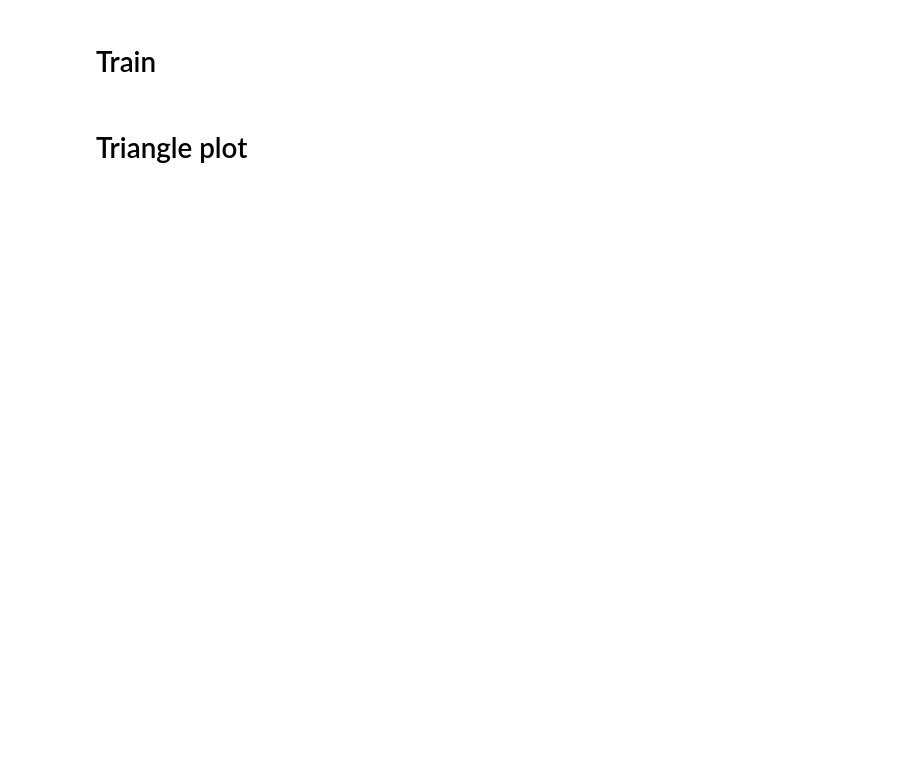
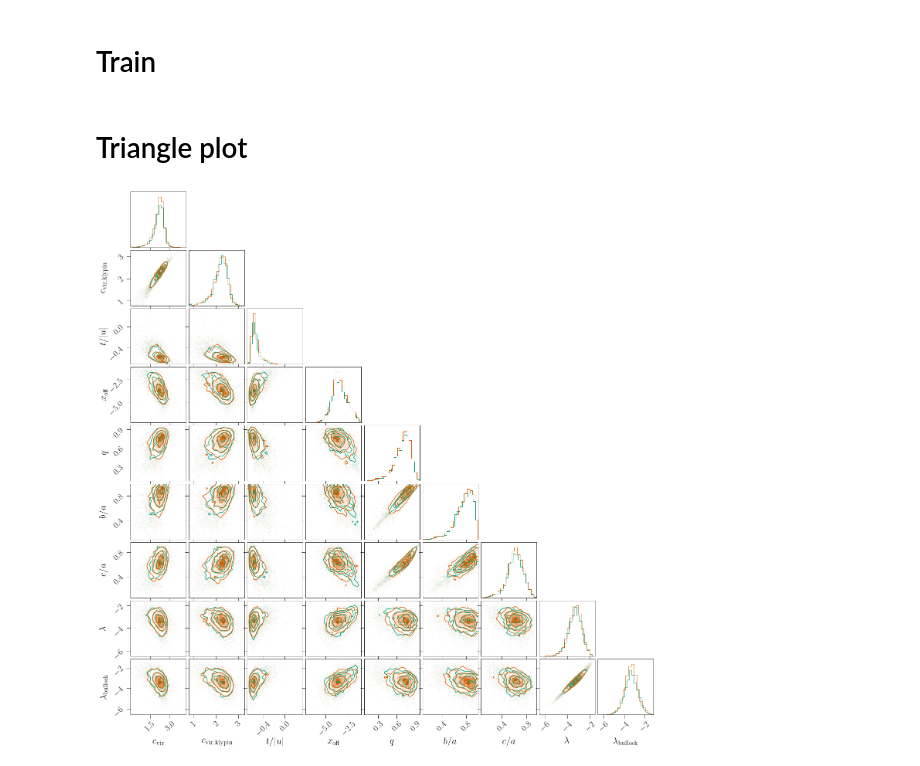
Before and after one commit to ismael-mendoza/nbody-relaxed, a Jupyter notebook: notebooks/plots/triangle.ipynb, the cells around one changed output. Drawn from its saved outputs; the diff is of its cells as text; code cells hidden in the pictures; blank space fills up the shorter version.

```diff
--- a/notebooks/plots/triangle.ipynb
+++ b/notebooks/plots/triangle.ipynb
@@ -164,2 +48,30 @@ joint_models = training_suite(data)
+# %%
+# joint models
+opcam_dict = {
+'cvir': {'mbin': 0.5, 'order': -1},
+'cvir_klypin': {'mbin': 0.397, 'order': -1},
+'t/|u|': {'mbin': 0.67, 'order': +1},
+'x0': {'mbin': 0.738, 'order': +1},
+'q': {'mbin': 0.67, 'order': -1},
+'b_to_a': {'mbin': 0.673, 'order': -1},
+'c_to_a': {'mbin': 0.644, 'order': -1},
+'spin': {'mbin': 0.54, 'order': +1},
+'spin_bullock': {'mbin': 0.54, 'order': +1},
+ }
+
+data ={
+    'multicam': {
+        'xy': datasets['all']['train'], 'n_features': 100, 'n_targets': len(params), 'model': 'gaussian',
+        'kwargs': {'to_marginal_normal':True , 'use_multicam': True},
+    },
+    'optcam': {
+        'xy': datasets['all']['train'], 'n_features': 100, 'n_targets': len(params),
+        'model': 'mixed_cam', 'kwargs':{'mass_bins':mass_bins,
+                                        'opt_mbins':[opcam_dict[param]['mbin'] for param in params],
+                                        'cam_orders':[opcam_dict[param]['order'] for param in params]
+                                        },
+    }
+}
+joint_models = training_suite(data)
 # %% [markdown]
 # Triangle plot
@@ -170 +78,20 @@ from scipy import stats
+# %%
+# multi-gaussian approach should do the best.
+am_test = datasets['all']['test'][0]
+model = joint_models['multicam']
+y_true = np.hstack([cat_test[param].reshape(-1, 1) for param in params]).reshape(-1, len(params))
+y_samples = model.sample(am_test, 1).reshape(-1, len(params))
+
+# ellipticty parameters look better not logged
+y1 = np.log(y_true)
+y1[:, 4:7] = np.exp(y1[:, 4:7])
+
+y2 = np.log(y_samples)
+y2[:, 4:7] = np.exp(y2[:, 4:7])
+
+labels = [latex_params[param] for param in params]
+fig = corner.corner(y1, labels=labels, max_n_ticks=3, color='C1', labelpad=0.1) # green = true
+fig = corner.corner(y2, labels=labels, max_n_ticks=3, fig=fig, color='C2', labelpad=0.1) # orange = samples
+# %% [output]
+[figure, added]
 # %%
```
Also changed, not shown: parts of 15 cells of this notebook, 10 other files.
